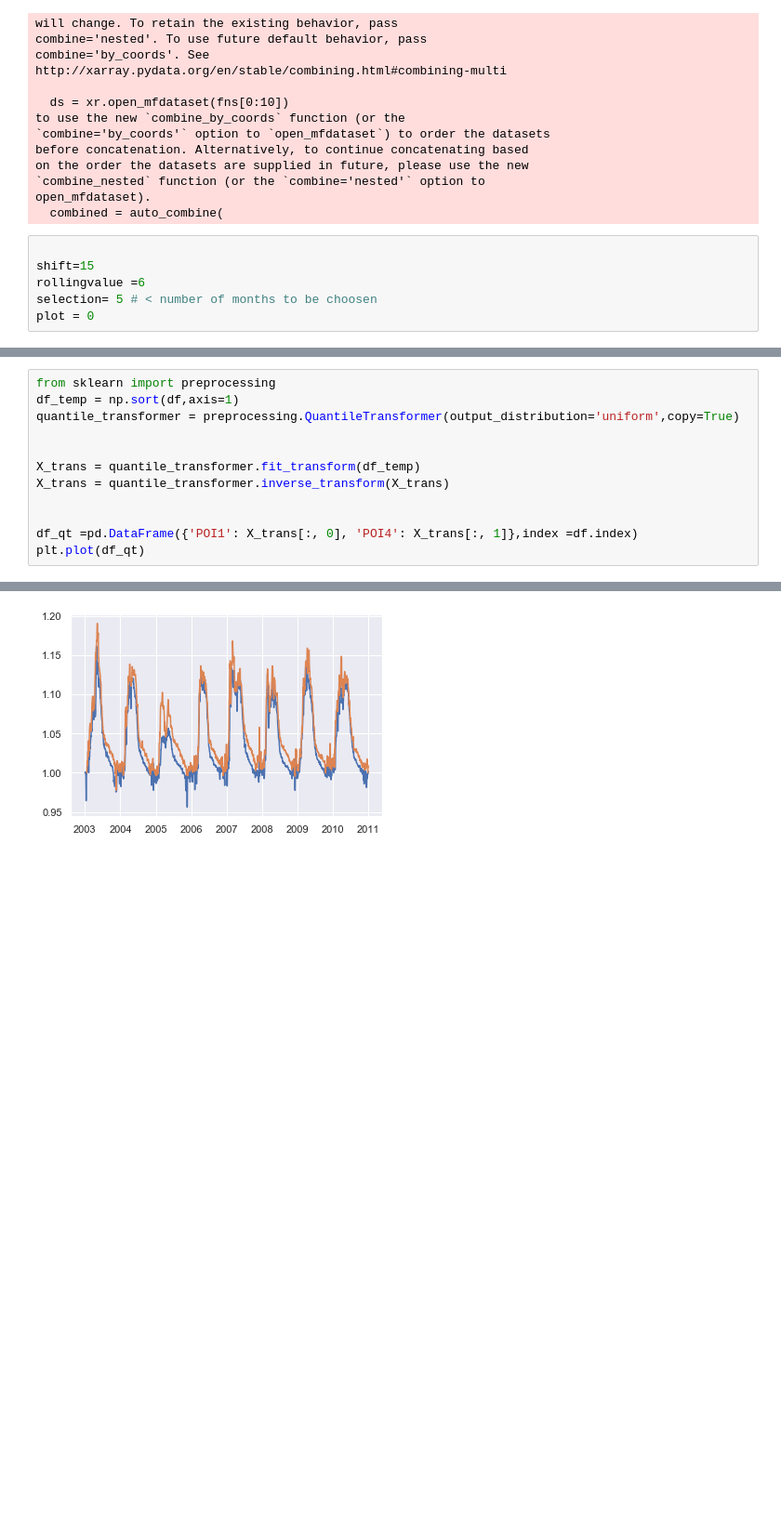
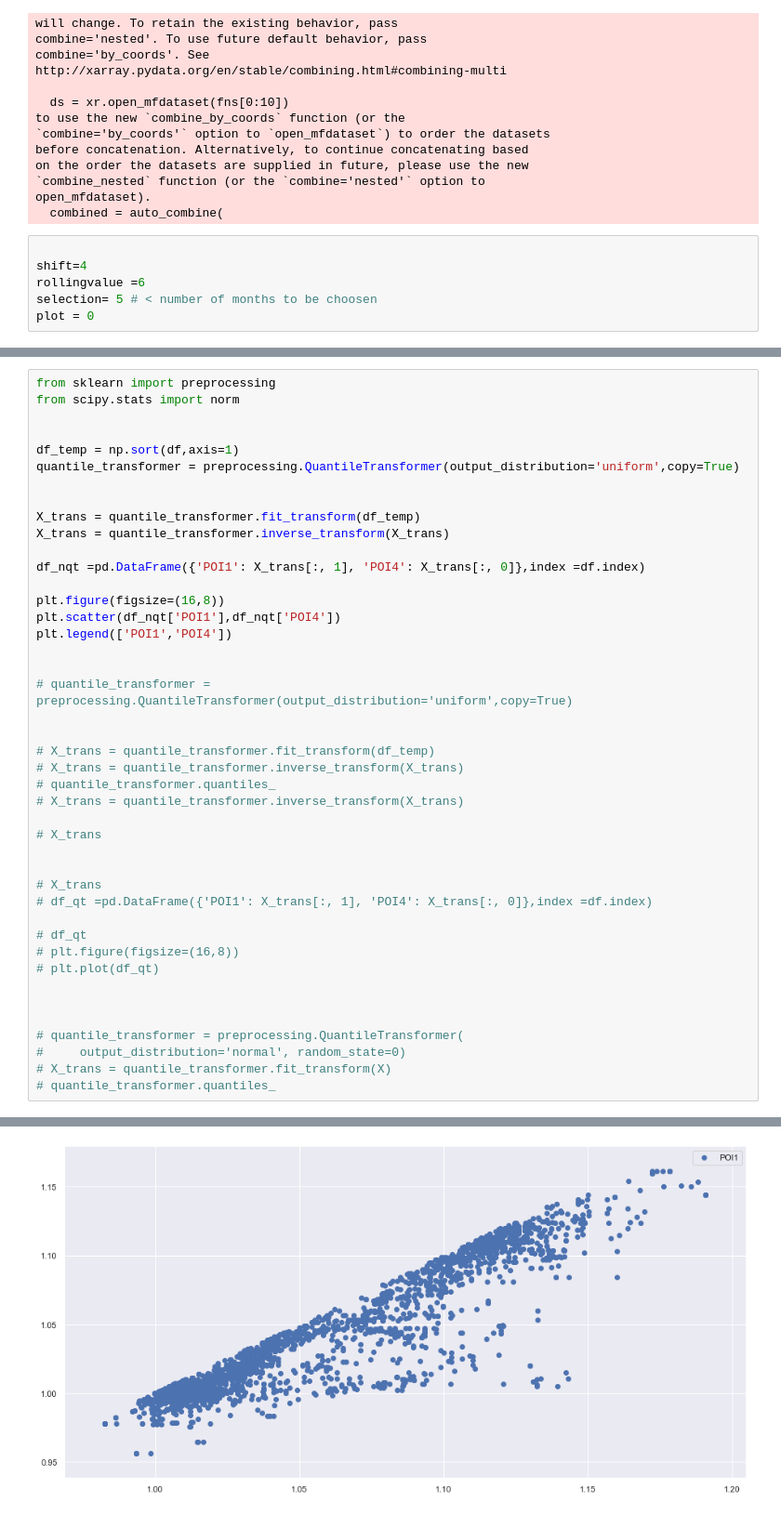
Before and after one commit to orkeunen/TUD, a Jupyter notebook: Normal Quantile Transform Test.ipynb, the cells around one changed output, grey strips where cells are left out. Shown: that part at 93% size. Drawn from its saved outputs; the diff is of its cells as text; blank space fills up the shorter version.

```diff
--- a/Normal Quantile Transform Test.ipynb
+++ b/Normal Quantile Transform Test.ipynb
@@ -149,7 +149,7 @@ open_mfdataset).
   combined = auto_combine(
 # %%
 
-shift=15
+shift=4
 rollingvalue =6
 selection= 5 # < number of months to be choosen
 plot = 0
@@ -192,5 +189,8 @@ POI1           1.0213      0.012     83.696      0.000       0.997       1.045
 # %%
 from sklearn import preprocessing
+from scipy.stats import norm
+
+
 df_temp = np.sort(df,axis=1)
 quantile_transformer = preprocessing.QuantileTransformer(output_distribution='uniform',copy=True)
 
@@ -198,7 +198,35 @@ quantile_transformer = preprocessing.QuantileTransformer(output_distribution='un
 X_trans = quantile_transformer.fit_transform(df_temp)
 X_trans = quantile_transformer.inverse_transform(X_trans)
 
+df_nqt =pd.DataFrame({'POI1': X_trans[:, 1], 'POI4': X_trans[:, 0]},index =df.index)
 
-df_qt =pd.DataFrame({'POI1': X_trans[:, 0], 'POI4': X_trans[:, 1]},index =df.index)
-plt.plot(df_qt)
+plt.figure(figsize=(16,8))
+plt.scatter(df_nqt['POI1'],df_nqt['POI4'])
+plt.legend(['POI1','POI4'])
+
+
+# quantile_transformer = preprocessing.QuantileTransformer(output_distribution='uniform',copy=True)
+
+
+# X_trans = quantile_transformer.fit_transform(df_temp)
+# X_trans = quantile_transformer.inverse_transform(X_trans)
+# quantile_transformer.quantiles_
+# X_trans = quantile_transformer.inverse_transform(X_trans)
+
+# X_trans
+
+
+# X_trans
+# df_qt =pd.DataFrame({'POI1': X_trans[:, 1], 'POI4': X_trans[:, 0]},index =df.index)
+
+# df_qt
+# plt.figure(figsize=(16,8))
+# plt.plot(df_qt)
+
+
+
+# quantile_transformer = preprocessing.QuantileTransformer(
+#     output_distribution='normal', random_state=0)
+# X_trans = quantile_transformer.fit_transform(X)
+# quantile_transformer.quantiles_
 # %% [output]
@@ -207 +234 @@ plt.plot(df_qt)
-[figure, old version]
+[figure, new version]
```
Also changed, not shown: parts of 6 cells of this notebook, 11 other files.
